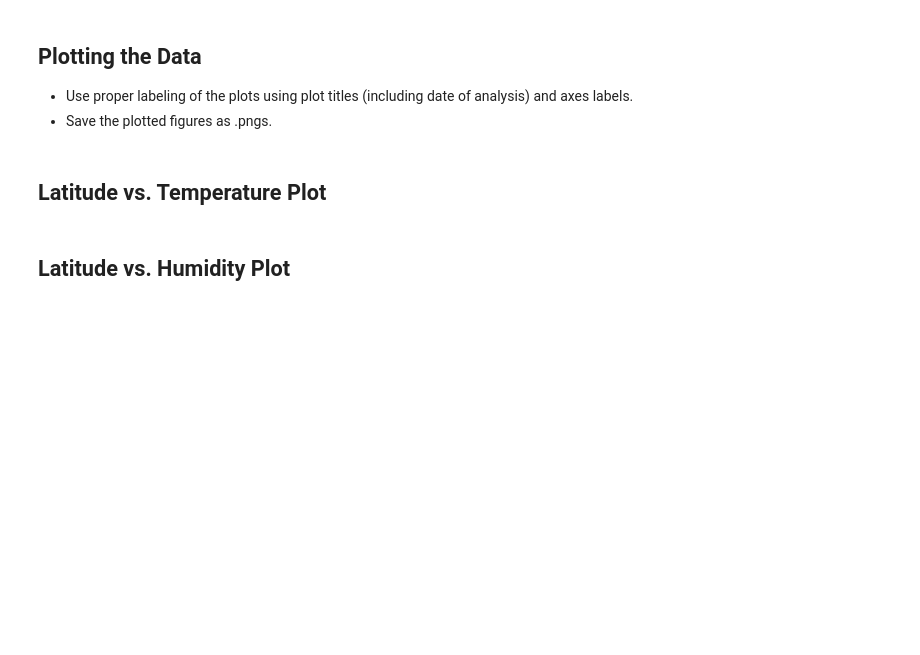
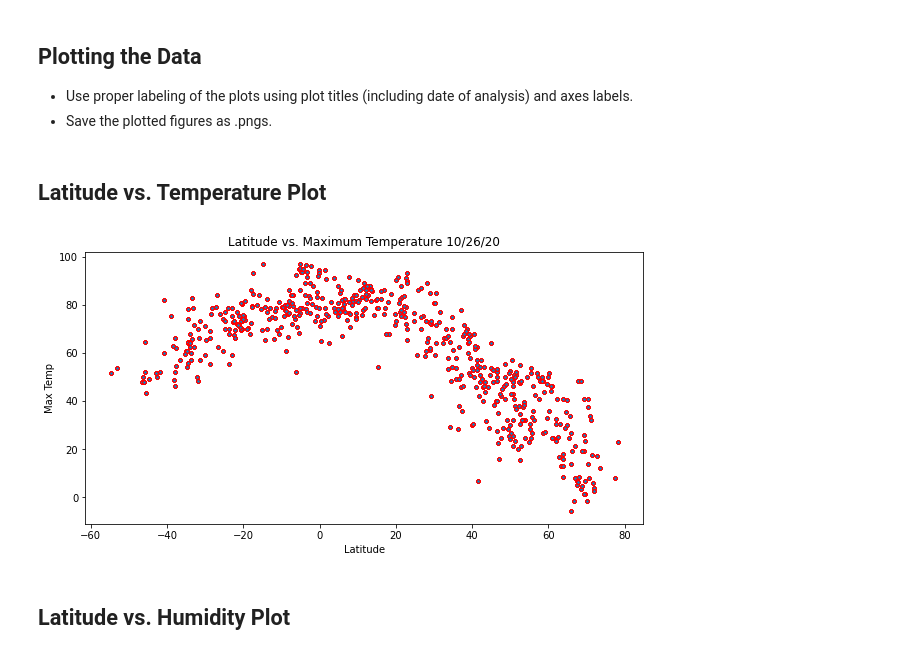
Before and after one commit to iastanehasl/Astaneh-06-API-Homework-Challenge, a Jupyter notebook: WeatherPy/WeatherPy.ipynb, the cells around one changed output. Cells and saved outputs as stored; diff of their text form; code cells hidden in the pictures; blank space fills up the shorter version.

```diff
--- a/WeatherPy/WeatherPy.ipynb
+++ b/WeatherPy/WeatherPy.ipynb
@@ -28,2 +27,21 @@ ModuleNotFoundError: No module named 'api_keys'
 # %% [markdown]
 ## Generate Cities List
+# %%
+lat_long = []
+cityList = []
+
+# Create a set of random lat and lng combinations
+lats = np.random.uniform(low=-90.000, high=90.000, size=1500)
+longs = np.random.uniform(low=-180.000, high=180.000, size=1500)
+lat_long = zip(lats, longs)
+
+# Identify nearest city for each lat, lng combination
+for lat_lng in lat_long:
+    city = citipy.nearest_city(lat_lng[0], lat_lng[1]).city_name
+
+    # If the city is unique, then add it to a our cities list
+    if city not in cityList:
+        cityList.append(city)
+
+# Print the city count to confirm sufficient count
+len(cityList)
@@ -35,3 +112,16 @@ ModuleNotFoundError: No module named 'api_keys'
 ### Convert Raw Data to DataFrame
 * Export the city data into a .csv.
 * Display the DataFrame
+# %%
+cityData = pd.DataFrame({"City": cityName,
+                         "Cloudiness": clouds,
+                         "Country": country,
+                         "Date": date,
+                         "Humidity": humidity,
+                         "Latitude": lat,
+                         "Longitude": long,
+                         "Max Temp": maxTemp,
+                         "Wind Speed": windSpeed})
+
+cityData.to_csv("cityData.csv")
+cityData.count()
@@ -46,0 +164,2 @@ Skip this step if there are no cities that have humidity > 100%.
+# %%
+cityData.index.name = 'City_ID'
@@ -50,5 +172,16 @@ Skip this step if there are no cities that have humidity > 100%.
 * Save the plotted figures as .pngs.
 # %% [markdown]
 ## Latitude vs. Temperature Plot
+# %%
+import time
+
+cityData.plot(kind="scatter", x = "Latitude", y = "Max Temp", figsize = (10,5), marker = "P", s = 12, edgecolors='red')
+plt.title("Latitude vs. Maximum Temperature " + time.strftime('%x'))
+plt.savefig('Latitude vs. Temperature Plot.PNG')
+plt.show()
+
+# In this code: Analyst is asked to compare the maximum temperature as we span over the different latitudes. As one can conclude, as get closer to a latitude of 0, our temperatures are at the peak.
+# %% [output]
+[figure, added]
 # %% [markdown]
 ## Latitude vs. Humidity Plot
```
Also changed, not shown: parts of 21 cells of this notebook, 11 other files.
